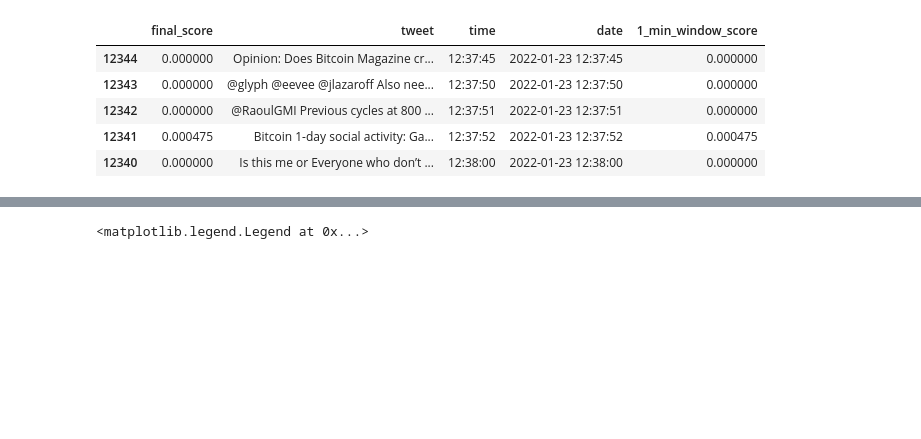
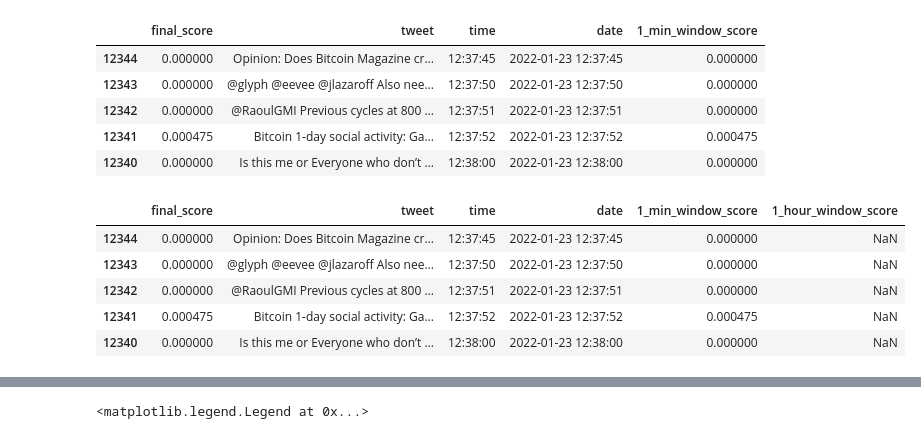
Before and after one commit to vishaljha2121/LiveCryptoSentiment, a Jupyter notebook: Notebooks/PreprocessingNLP.ipynb, the cells around one changed output, grey strips where cells are left out. Cells and saved outputs as stored; diff of their text form; code cells hidden in the pictures; blank space fills up the shorter version.

```diff
--- a/Notebooks/PreprocessingNLP.ipynb
+++ b/Notebooks/PreprocessingNLP.ipynb
@@ -248,3 +248,20 @@ df.head()
 | 12342 | 0.000000 | @RaoulGMI Previous cycles at 800 ... | 12:37:51 | 2022-01-23 12:37:51 | 0.000000 |
 | 12341 | 0.000475 | Bitcoin 1-day social activity: Ga... | 12:37:52 | 2022-01-23 12:37:52 | 0.000475 |
 | 12340 | 0.000000 | Is this me or Everyone who don’t ... | 12:38:00 | 2022-01-23 12:38:00 | 0.000000 |
+# %%
+## Calculate the average final score for every 1 hour
+def get_avg_final_score(df):
+    '''
+    Calculate the average final score for every 1 hour
+    '''
+    df['1_hour_window_score'] = df['final_score'].rolling(window=60).mean()
+    return df
+df = get_avg_final_score(df)
+df.head()
+# %% [output]
+|  | final_score | tweet | time | date | 1_min_window_score | 1_hour_window_score |
+| 12344 | 0.000000 | Opinion: Does Bitcoin Magazine cr... | 12:37:45 | 2022-01-23 12:37:45 | 0.000000 | NaN |
+| 12343 | 0.000000 | @glyph @eevee @jlazaroff Also nee... | 12:37:50 | 2022-01-23 12:37:50 | 0.000000 | NaN |
+| 12342 | 0.000000 | @RaoulGMI Previous cycles at 800 ... | 12:37:51 | 2022-01-23 12:37:51 | 0.000000 | NaN |
+| 12341 | 0.000475 | Bitcoin 1-day social activity: Ga... | 12:37:52 | 2022-01-23 12:37:52 | 0.000475 | NaN |
+| 12340 | 0.000000 | Is this me or Everyone who don’t ... | 12:38:00 | 2022-01-23 12:38:00 | 0.000000 | NaN |
```
Also changed, not shown: parts of 3 cells of this notebook, 3 other files.
